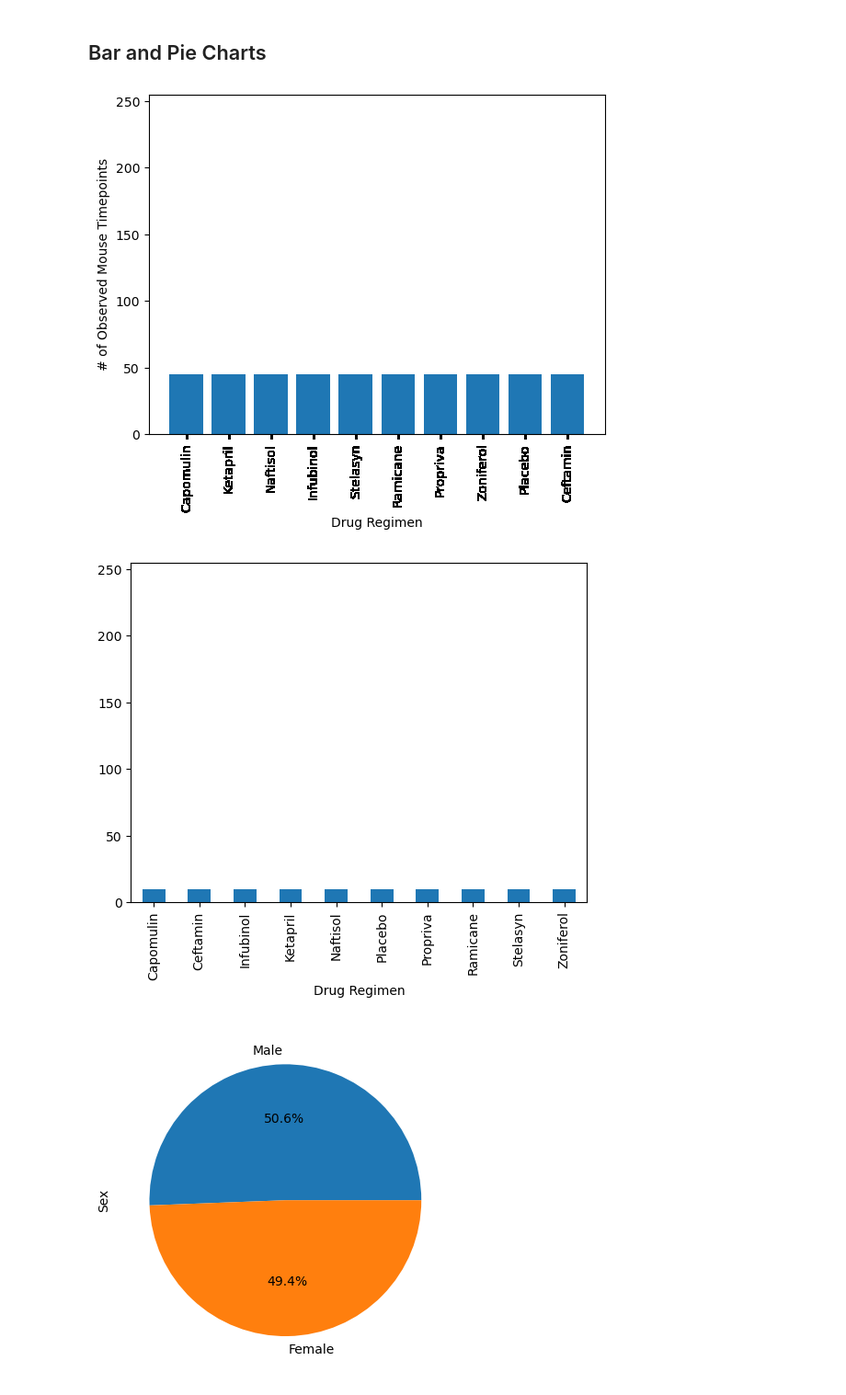
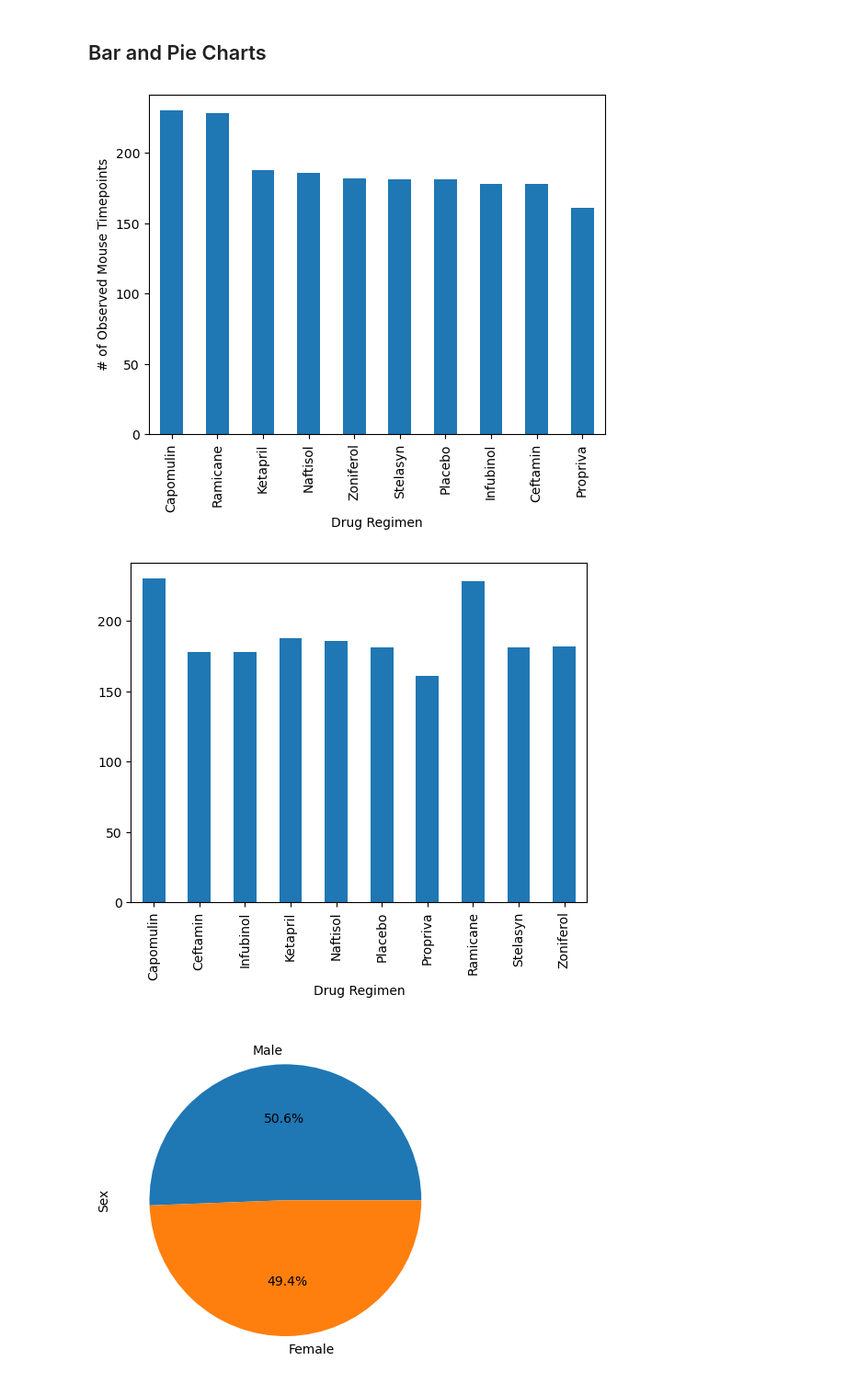
Before and after one commit to captainchicken2023/Matplotlib-Challenge, a Jupyter notebook: Pymaceuticals/pymaceuticals.ipynb, the cells around one changed output. Shown: that part at 92% size. Drawn from its saved outputs; the diff is of its cells as text; code cells hidden in the pictures.

```diff
--- a/Pymaceuticals/pymaceuticals.ipynb
+++ b/Pymaceuticals/pymaceuticals.ipynb
@@ -142,26 +142,22 @@ agg_tumor_statistics
 ## Bar and Pie Charts
 # %%
 # Generate a bar plot showing the total number of rows (Mouse ID/Timepoints) for each drug regimen using Pandas.
-drug = duplicates_removed_df["Drug Regimen"]
-timepoints = duplicates_removed_df["Timepoint"].value_counts()
-tick_locations = [value for value in drug]
-
-plt.bar(drug, duplicates_removed_df["Timepoint"], align="center")
-plt.ylim(0, max(timepoints)+5)
+drug = duplicates_removed_df["Drug Regimen"].value_counts()
+drug.plot(kind="bar")
 plt.xlabel("Drug Regimen")
+plt.xticks(rotation=90)
 plt.ylabel("# of Observed Mouse Timepoints")
-plt.xticks(tick_locations, drug, rotation="vertical")
 
 plt.show()
 # %% [output]
-[figure, old version]
+[figure, new version]
 # %%
 # Generate a bar plot showing the total number of rows (Mouse ID/Timepoints) for each drug regimen using pyplot.
-duplicates_removed_df.groupby("Drug Regimen")["Timepoint"].nunique().plot(kind='bar')
-plt.ylim(0, max(timepoints)+5)
+duplicates_removed_df.groupby("Drug Regimen")["Timepoint"].count().plot(kind="bar")
+
 plt.show()
 # %% [output]
-[figure, old version]
+[figure, new version]
 # %%
 # Generate a pie plot showing the distribution of female versus male mice using Pandas
 mouse_gender = duplicates_removed_df["Sex"].value_counts()
```
Also changed, not shown: parts of 6 cells of this notebook.
